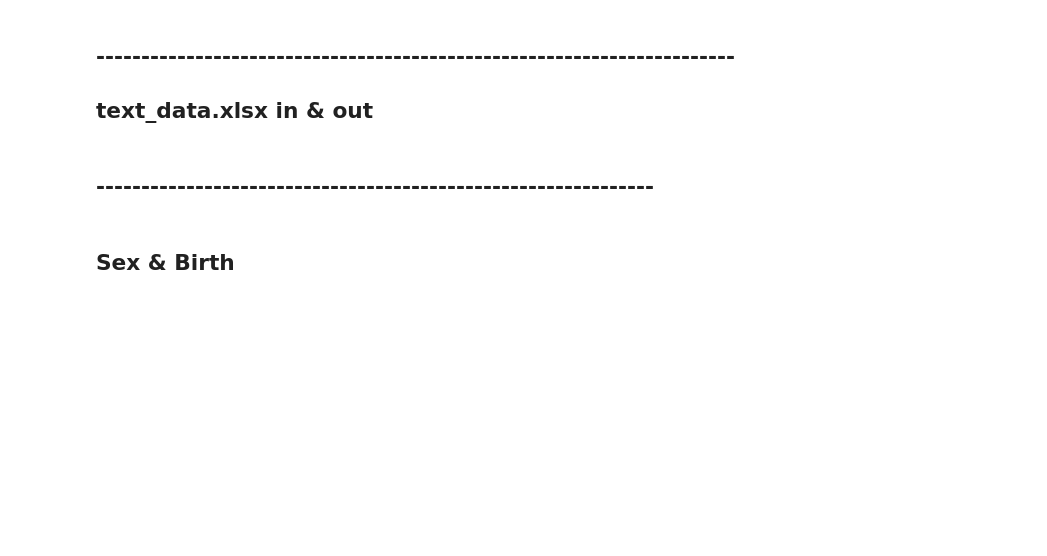
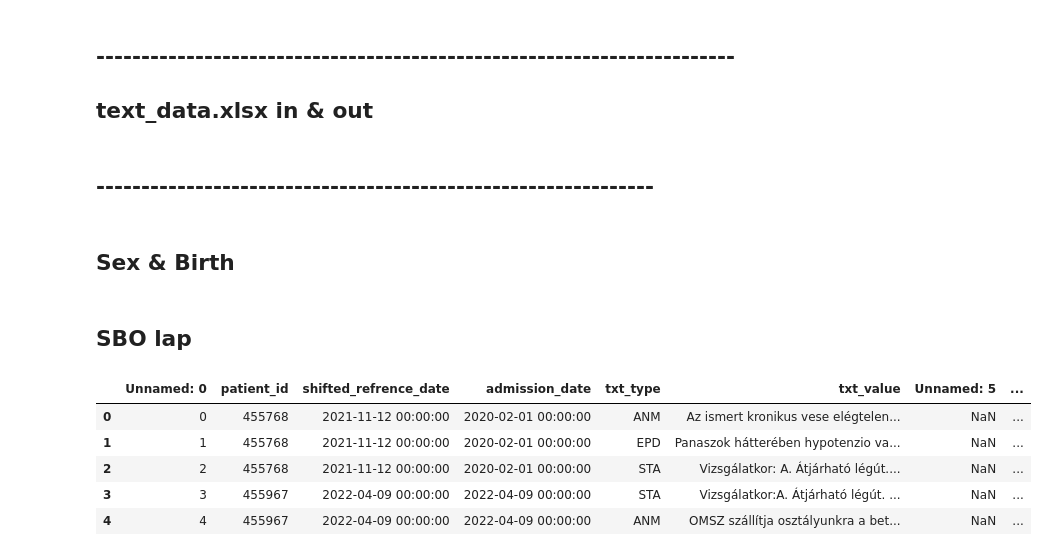
Before and after one commit to antalsz96/cta, a Jupyter notebook: medsol_analyzer/analyze.ipynb, the cells around one changed output. Saved outputs shown, nothing was run; the diff lists cells and outputs as text; code cells hidden in the pictures; blank space fills up the shorter version.

```diff
--- a/medsol_analyzer/analyze.ipynb
+++ b/medsol_analyzer/analyze.ipynb
@@ -809,3 +821,19 @@ for ID in text_df.index:
     text_df.at[ID, "birth_year"] = b_y
     text_df.at[ID, "sex"] = sex
     text_df.at[ID, "NPI"] = reference_df.loc[reference_df["patient_id"]==ID, "npi"].values[0]
+# %% [markdown]
+## SBO lap
+# %%
+import pandas as pd
+import re
+import numpy as np
+
+sbo_df = pd.read_csv("sbo_ambulans_lap.csv", delimiter=";")
+sbo_df.head()
+# %% [output]
+|  | Unnamed: 0 | patient_id | shifted_refrence_date | admission_date | txt_type | txt_value | Unnamed: 5 | ... |
+| 0 | 0 | 455768 | 2021-11-12 00:00:00 | 2020-02-01 00:00:00 | ANM | Az ismert kronikus vese elégtelen... | NaN | ... |
+| 1 | 1 | 455768 | 2021-11-12 00:00:00 | 2020-02-01 00:00:00 | EPD | Panaszok hátterében hypotenzio va... | NaN | ... |
+| 2 | 2 | 455768 | 2021-11-12 00:00:00 | 2020-02-01 00:00:00 | STA | Vizsgálatkor: A. Átjárható légút.... | NaN | ... |
+| 3 | 3 | 455967 | 2022-04-09 00:00:00 | 2022-04-09 00:00:00 | STA | Vizsgálatkor:A. Átjárható légút. ... | NaN | ... |
+| 4 | 4 | 455967 | 2022-04-09 00:00:00 | 2022-04-09 00:00:00 | ANM | OMSZ szállítja osztályunkra a bet... | NaN | ... |
```
Also changed, not shown: parts of 8 cells of this notebook.
